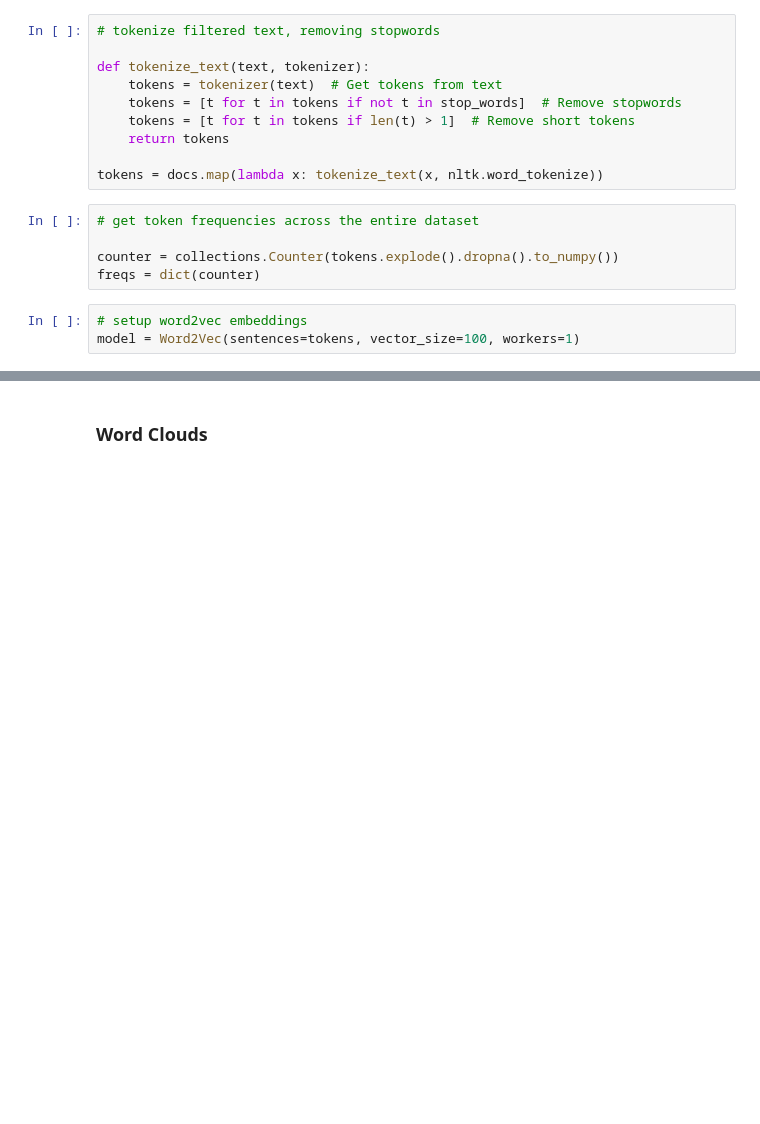
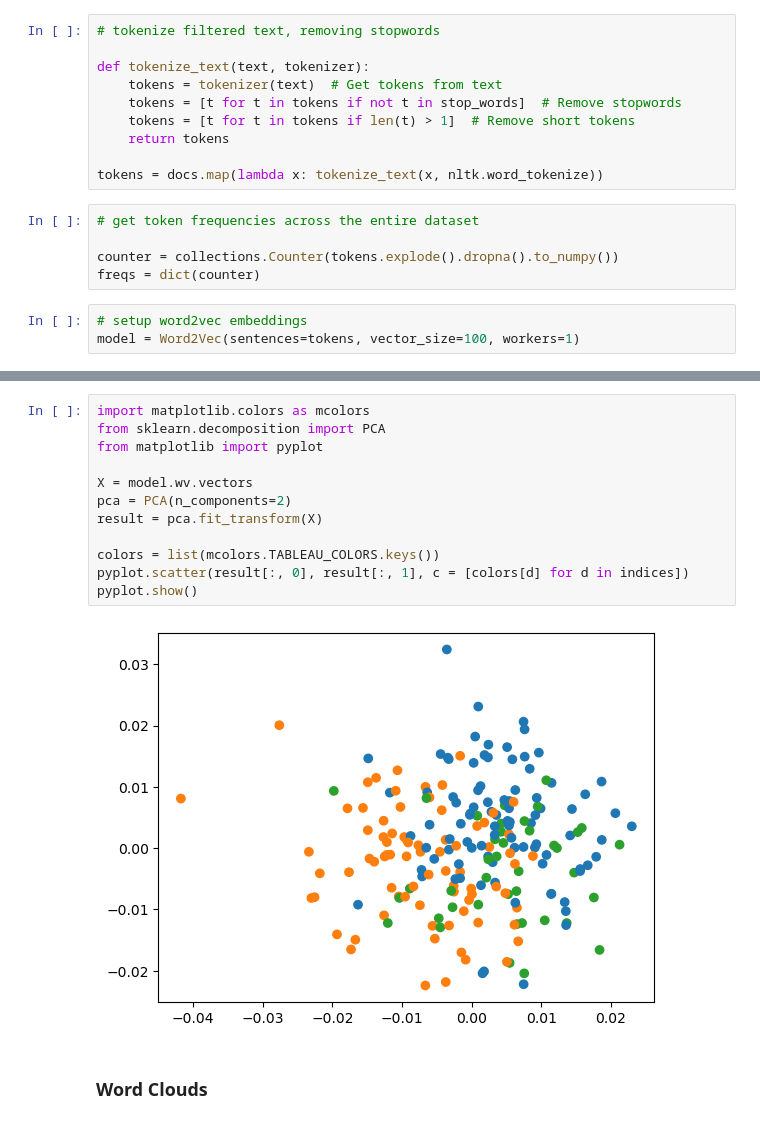
Before and after one commit to shahamana/rosetta-topic-model, a Jupyter notebook: case_analysis.ipynb, the cells around one changed output, grey strips where cells are left out. Drawn from its saved outputs; the diff is of its cells as text; blank space fills up the shorter version.

```diff
--- a/case_analysis.ipynb
+++ b/case_analysis.ipynb
@@ -141,3 +137,17 @@ Silhouette_score:
+# %%
+import matplotlib.colors as mcolors
+from sklearn.decomposition import PCA
+from matplotlib import pyplot
+
+X = model.wv.vectors
+pca = PCA(n_components=2)
+result = pca.fit_transform(X)
+
+colors = list(mcolors.TABLEAU_COLORS.keys())
+pyplot.scatter(result[:, 0], result[:, 1], c = [colors[d] for d in indices])
+pyplot.show()
+# %% [output]
+[figure, added]
 # %% [markdown]
 ### Word Clouds
 # %%
```
Also changed, not shown: parts of 3 cells of this notebook.
